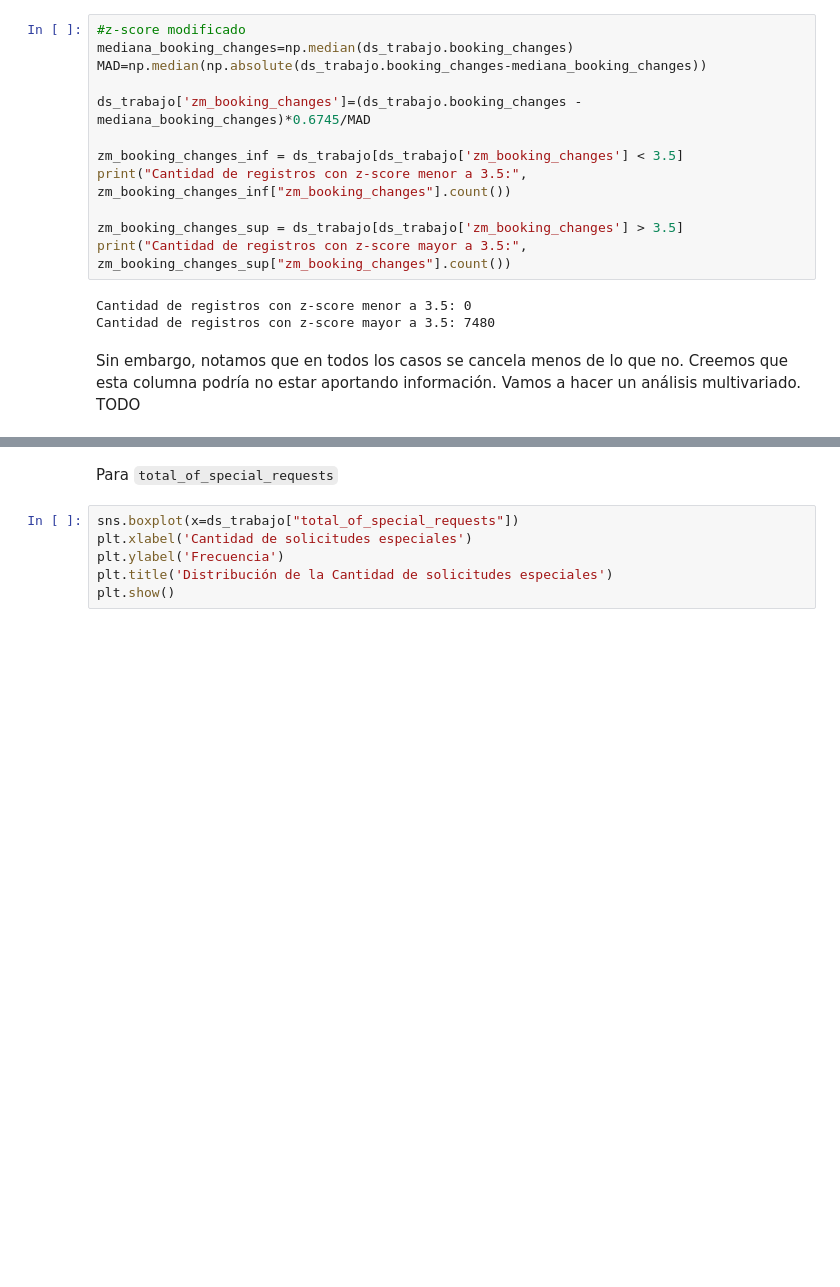
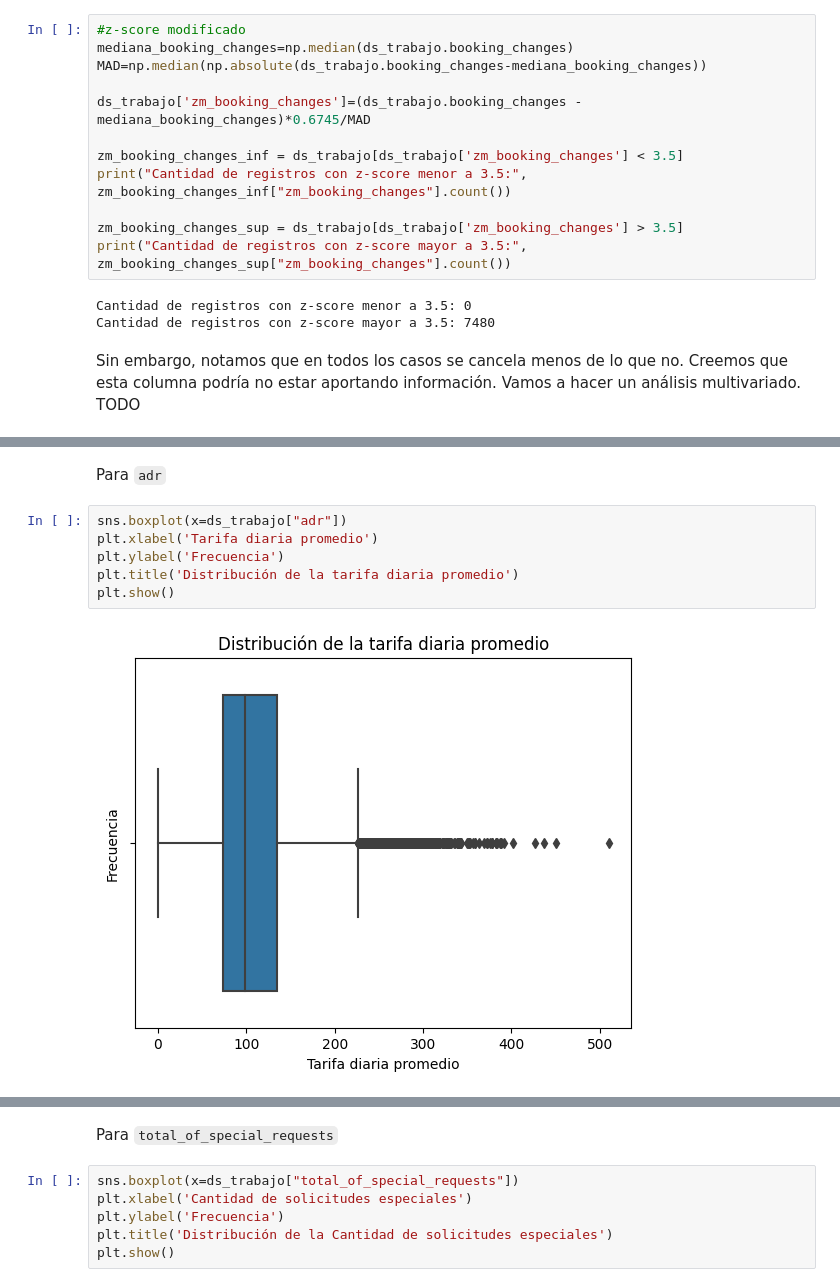
Before and after one commit to mrinkspot/Data-Science-and-Machine-Learning-Projects, a Jupyter notebook: 7506R_TP1_GRUPO20_CHPX_ENTREGA_N2.ipynb, the cells around one changed output, grey strips where cells are left out. Drawn from its saved outputs; the diff is of its cells as text; blank space fills up the shorter version.

```diff
--- a/notebook_2.ipynb
+++ b/7506R_TP1_GRUPO20_CHPX_ENTREGA_N2.ipynb
@@ -444,0 +466,10 @@ Outliers superiores: 1331
+# %% [markdown]
+Para `adr`
+# %%
+sns.boxplot(x=ds_trabajo["adr"])
+plt.xlabel('Tarifa diaria promedio')
+plt.ylabel('Frecuencia')
+plt.title('Distribución de la tarifa diaria promedio')
+plt.show()
+# %% [output]
+[figure, added]
```
Also changed, not shown: parts of 23 cells of this notebook.
